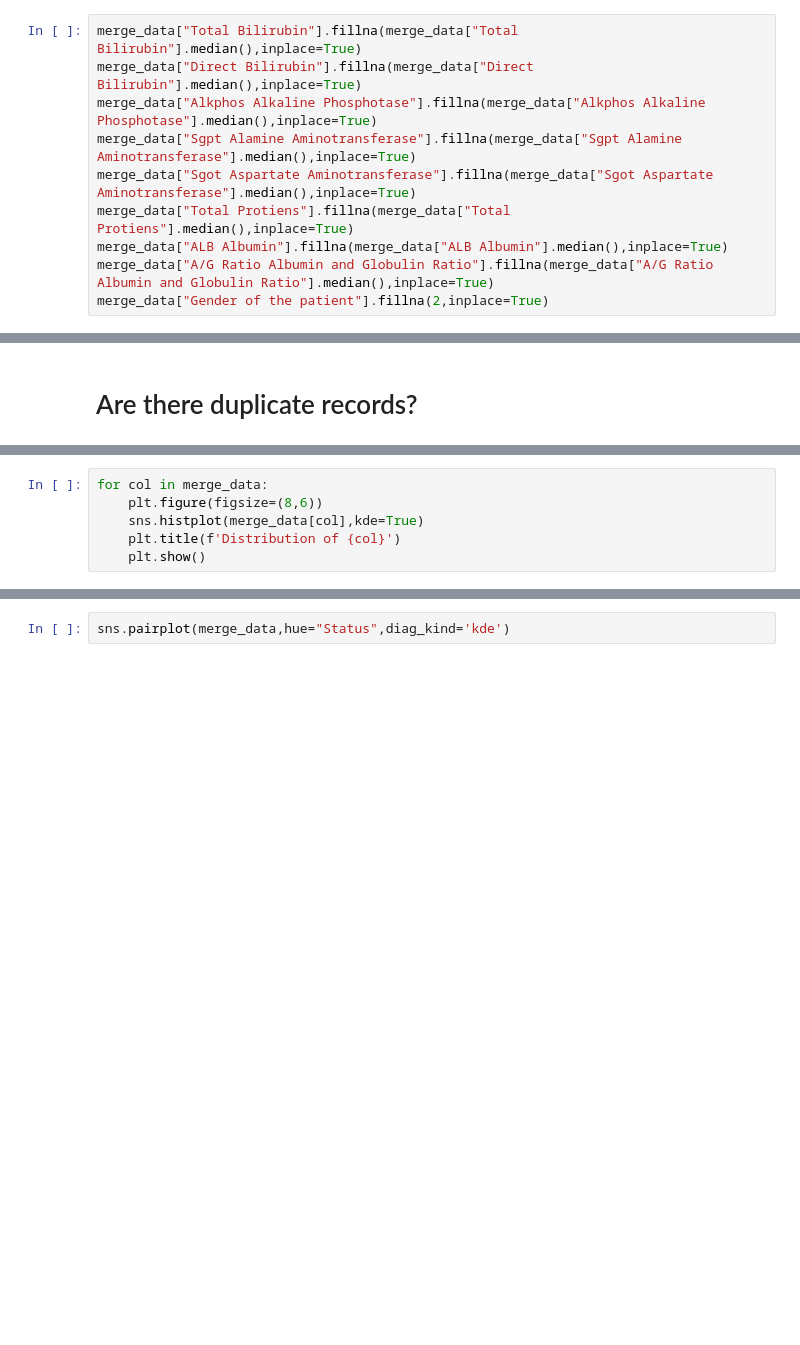
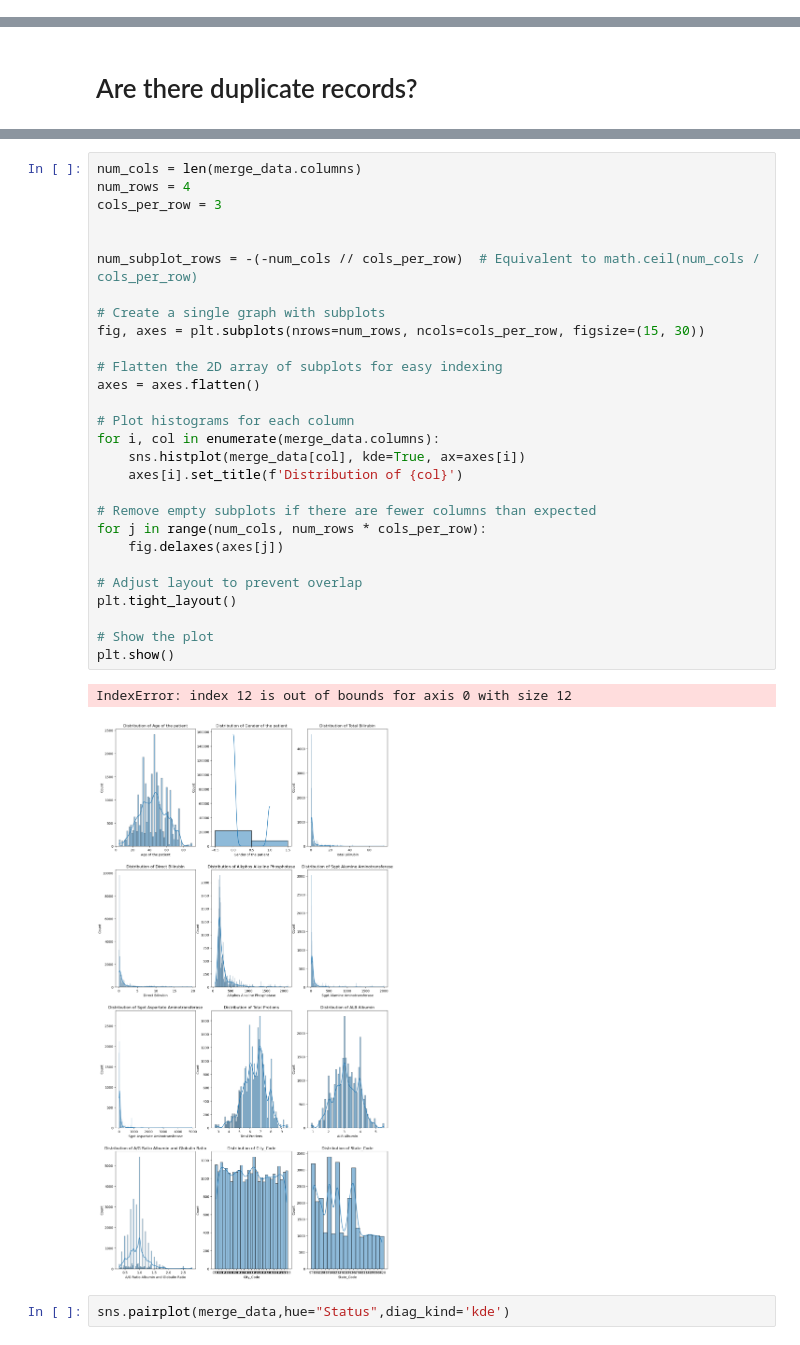
Before and after one commit to swharesh/Capstone-AIacademy, a Jupyter notebook: pre.ipynb, the cells around one changed output, grey strips where cells are left out. Drawn from its saved outputs; the diff is of its cells as text; blank space fills up the shorter version.

Commit message:
save data

```diff
--- a/pre.ipynb
+++ b/pre.ipynb
@@ -344,10 +328,0 @@ dtype: int64
-# %%
-merge_data["Total Bilirubin"].fillna(merge_data["Total Bilirubin"].median(),inplace=True)
-merge_data["Direct Bilirubin"].fillna(merge_data["Direct Bilirubin"].median(),inplace=True)
-merge_data["Alkphos Alkaline Phosphotase"].fillna(merge_data["Alkphos Alkaline Phosphotase"].median(),inplace=True)
-merge_data["Sgpt Alamine Aminotransferase"].fillna(merge_data["Sgpt Alamine Aminotransferase"].median(),inplace=True)
-merge_data["Sgot Aspartate Aminotransferase"].fillna(merge_data["Sgot Aspartate Aminotransferase"].median(),inplace=True)
-merge_data["Total Protiens"].fillna(merge_data["Total Protiens"].median(),inplace=True)
-merge_data["ALB Albumin"].fillna(merge_data["ALB Albumin"].median(),inplace=True)
-merge_data["A/G Ratio Albumin and Globulin Ratio"].fillna(merge_data["A/G Ratio Albumin and Globulin Ratio"].median(),inplace=True)
-merge_data["Gender of the patient"].fillna(2,inplace=True)
@@ -378,6 +337,0 @@ Are there duplicate records? True
-# %%
-for col in merge_data:
-    plt.figure(figsize=(8,6))
-    sns.histplot(merge_data[col],kde=True)
-    plt.title(f'Distribution of {col}')
-    plt.show()
@@ -398,3 +338,34 @@ for col in merge_data:
+# %%
+num_cols = len(merge_data.columns)
+num_rows = 4
+cols_per_row = 3
+
+
+num_subplot_rows = -(-num_cols // cols_per_row)  # Equivalent to math.ceil(num_cols / cols_per_row)
+
+# Create a single graph with subplots
+fig, axes = plt.subplots(nrows=num_rows, ncols=cols_per_row, figsize=(15, 30))
+
+# Flatten the 2D array of subplots for easy indexing
+axes = axes.flatten()
+
+# Plot histograms for each column
+for i, col in enumerate(merge_data.columns):
+    sns.histplot(merge_data[col], kde=True, ax=axes[i])
+    axes[i].set_title(f'Distribution of {col}')
+
+# Remove empty subplots if there are fewer columns than expected
+for j in range(num_cols, num_rows * cols_per_row):
+    fig.delaxes(axes[j])
+
+# Adjust layout to prevent overlap
+plt.tight_layout()
+
+# Show the plot
+plt.show()
+# %% [output]
+IndexError: index 12 is out of bounds for axis 0 with size 12
+[figure, added]
 # %%
 sns.pairplot(merge_data,hue="Status",diag_kind='kde')
 # %% [output]
```
Also changed, not shown: parts of 16 cells of this notebook, 1 other file.
